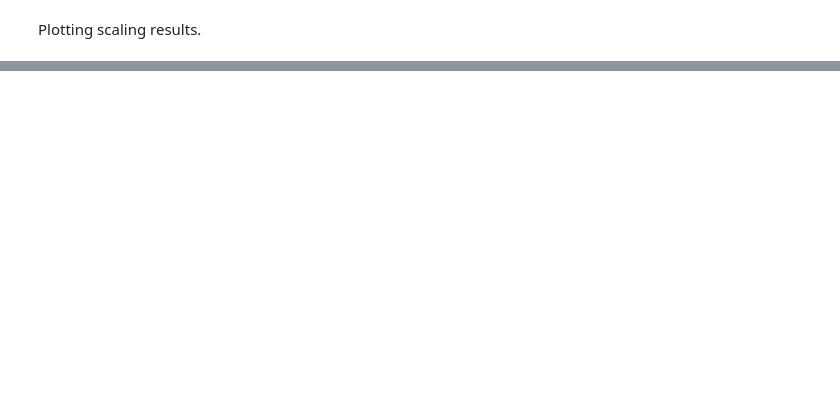
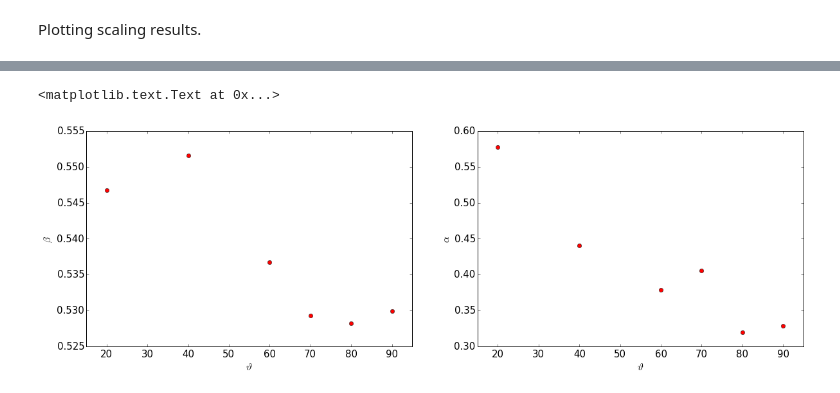
Before and after one commit to bokae/ballistic_deposition, a Jupyter notebook: ballisztikus_ulepedes.ipynb, the cells around one changed output, grey strips where cells are left out. Drawn from its saved outputs; the diff is of its cells as text; code cells hidden in the pictures; blank space fills up the shorter version.

```diff
--- a/ballisztikus_ulepedes.ipynb
+++ b/ballisztikus_ulepedes.ipynb
@@ -245,0 +296,18 @@ Plotting scaling results.
+# %%
+fig,ax=plt.subplots(1,2,figsize=(20,6))
+x=explist.keys()
+y1=[np.mean(explist[theta]["beta"]) for theta in x]
+y2=[explist[theta]["alpha"] for theta in x]
+
+ax[0].plot(x,y1,'ro')
+ax[0].set_xlim(15,95)
+ax[0].set_xlabel(r"$\vartheta$")
+ax[0].set_ylabel(r"$\beta$")
+
+ax[1].plot(x,y2,'ro')
+ax[1].set_xlim(15,95)
+ax[1].set_xlabel(r"$\vartheta$")
+ax[1].set_ylabel(r"$\alpha$")
+# %% [output]
+<matplotlib.text.Text at 0x...>
+[figure, added]
```
Also changed, not shown: parts of 6 cells of this notebook.
